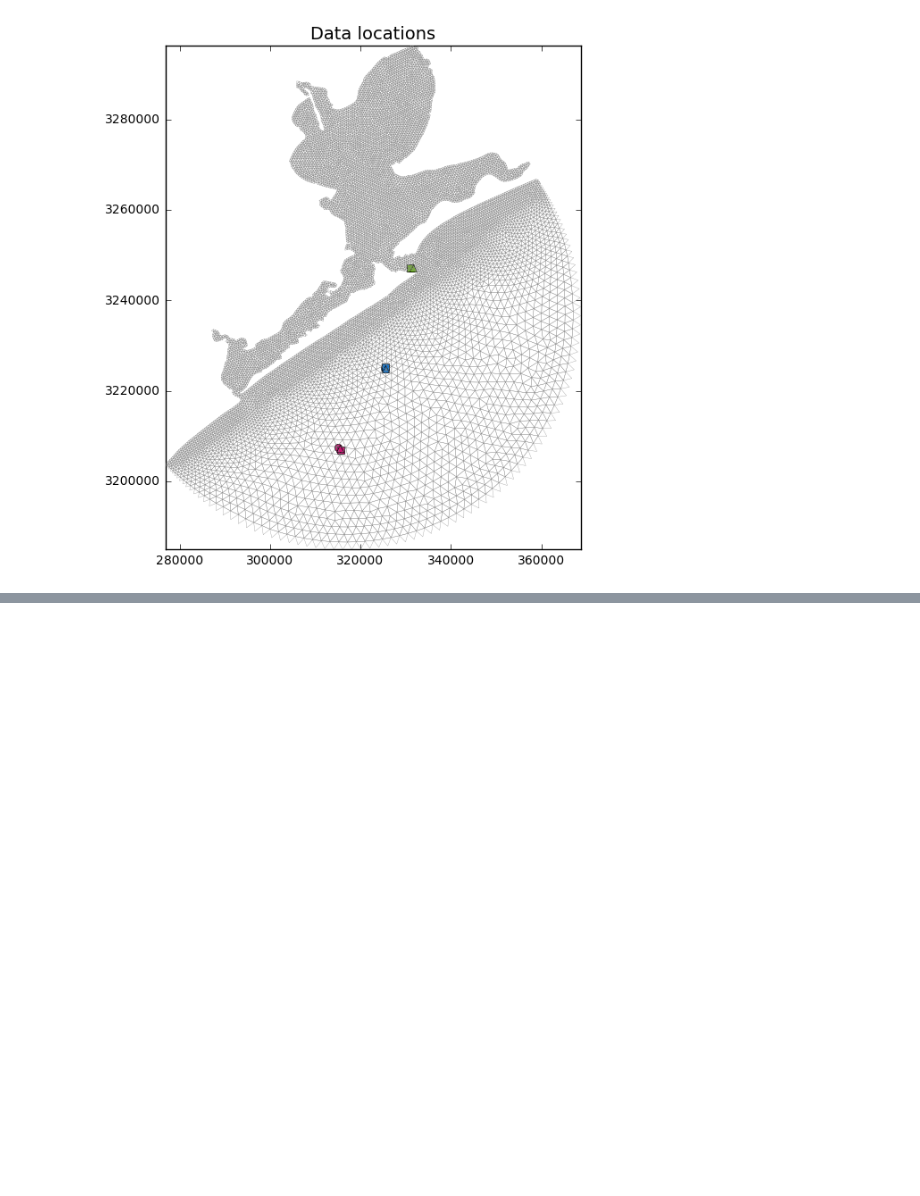
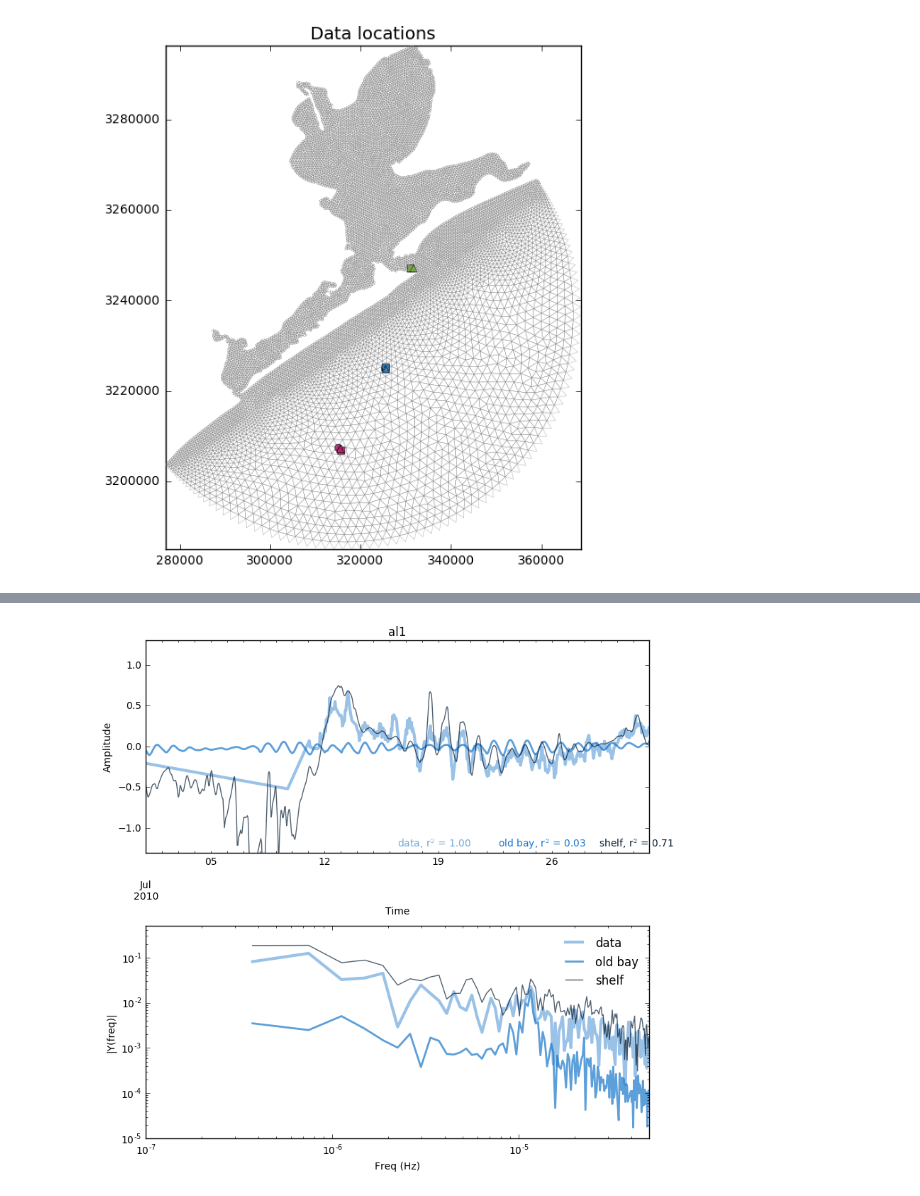
Before and after one commit to kthyng/blended, a Jupyter notebook: summary2010.ipynb, the cells around one changed output, grey strips where cells are left out. Cells and saved outputs as stored; diff of their text form; code cells hidden in the pictures; blank space fills up the shorter version.

```diff
--- a/summary2010.ipynb
+++ b/summary2010.ipynb
@@ -74,0 +106,6 @@ NameError: global name 'do2' is not defined
+# %%
+comp_tabs.plot_spectra([dfwind, dfoldbay.iloc[:,4:8], dfshelf.iloc[:,4:8]], 'al',
+                       colors=bshades, lw=[3, 2, 1], legend=['data', 'old bay', 'shelf'],
+                      doss=False, dor2=True)
+# %% [output]
+[figure, added]
```
Also changed, not shown: parts of 11 cells of this notebook.
